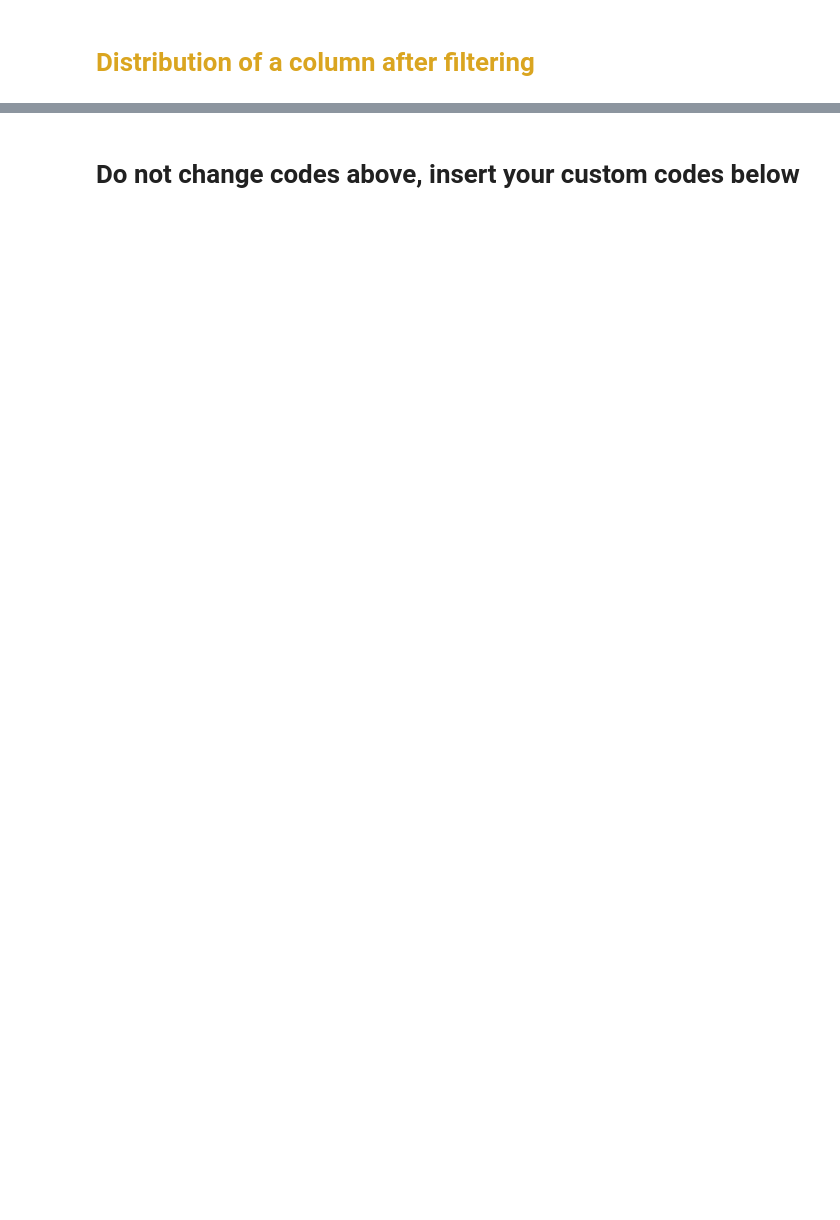
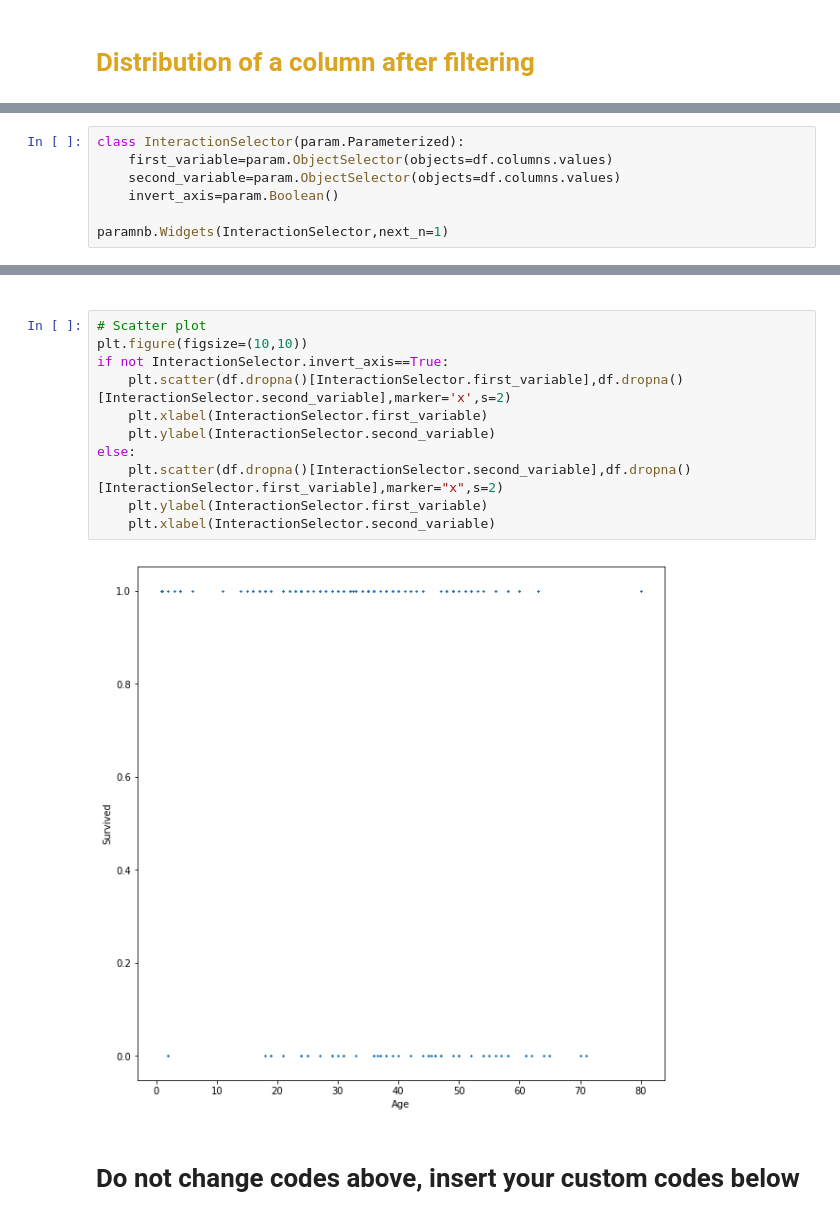
Before and after one commit to SingularityF/DSTreasury, a Jupyter notebook: Demo/Exploratory.ipynb, the cells around one changed output, grey strips where cells are left out. Cells and saved outputs as stored; diff of their text form; blank space fills up the shorter version.

Commit message:
Replaced widgets with images

```diff
--- a/Demo/Exploratory.ipynb
+++ b/Demo/Exploratory.ipynb
@@ -214,0 +278,7 @@ else:
+# %%
+class InteractionSelector(param.Parameterized):
+    first_variable=param.ObjectSelector(objects=df.columns.values)
+    second_variable=param.ObjectSelector(objects=df.columns.values)
+    invert_axis=param.Boolean()
+
+paramnb.Widgets(InteractionSelector,next_n=1)
@@ -215,2 +287,17 @@ else:
+# %% [markdown]
+<a name="scatter"></a>
+# %%
+# Scatter plot
+plt.figure(figsize=(10,10))
+if not InteractionSelector.invert_axis==True:
+    plt.scatter(df.dropna()[InteractionSelector.first_variable],df.dropna()[InteractionSelector.second_variable],marker='x',s=2)
+    plt.xlabel(InteractionSelector.first_variable)
+    plt.ylabel(InteractionSelector.second_variable)
+else:
+    plt.scatter(df.dropna()[InteractionSelector.second_variable],df.dropna()[InteractionSelector.first_variable],marker="x",s=2)
+    plt.ylabel(InteractionSelector.first_variable)
+    plt.xlabel(InteractionSelector.second_variable)
+# %% [output]
+[figure, added]
 # %% [markdown]
 # Do not change codes above, insert your custom codes below
```
Also changed, not shown: parts of 21 cells of this notebook.
